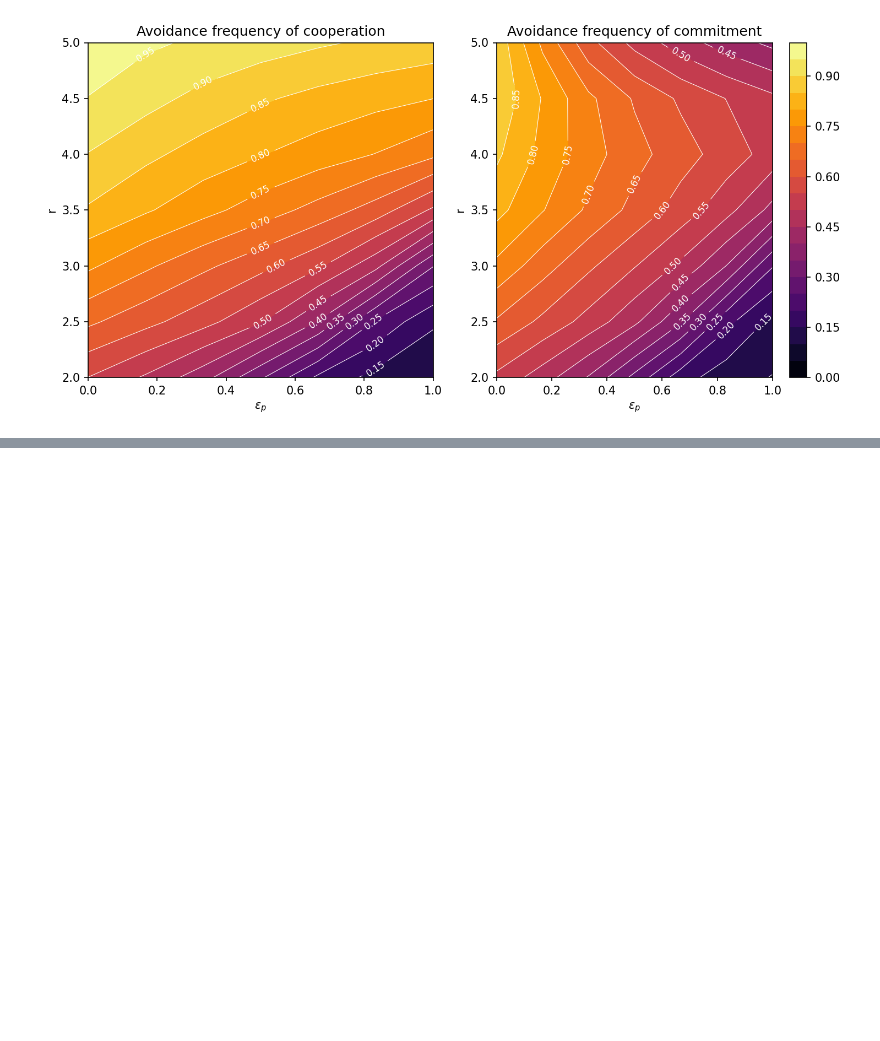
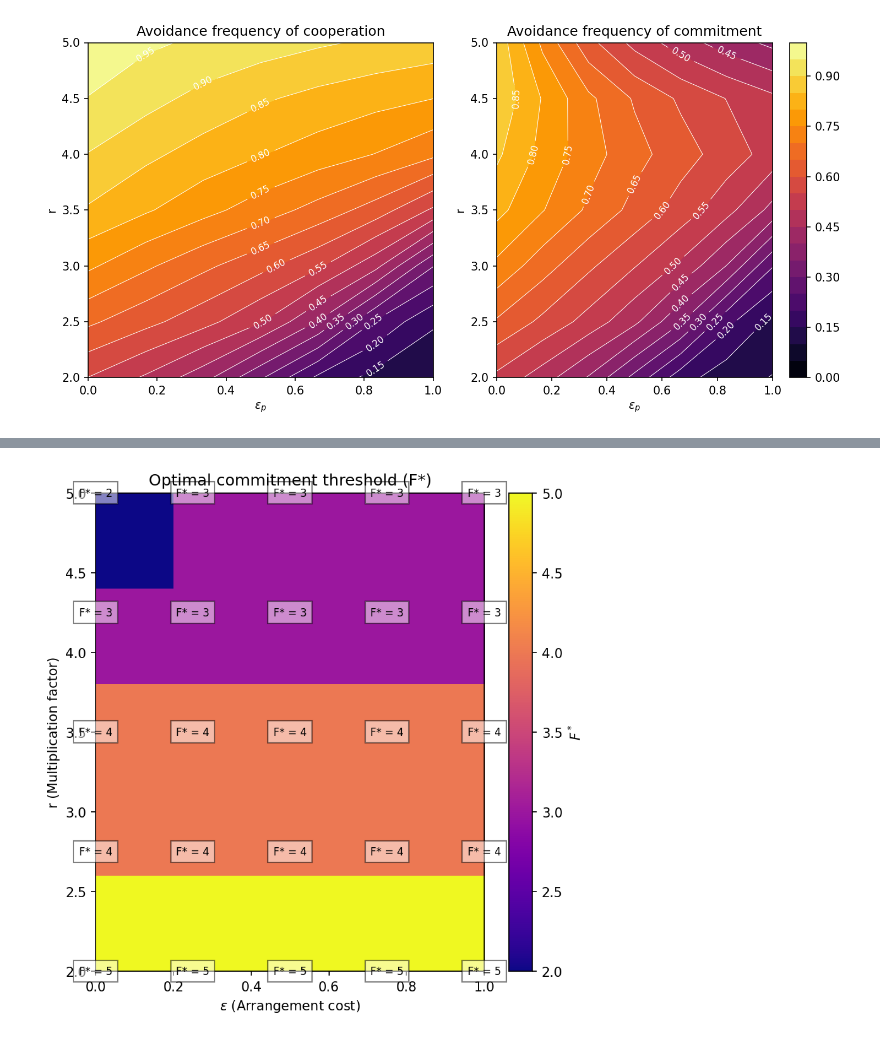
Before and after one commit to Teytey2002/Projet_Learning, a Jupyter notebook: Project.ipynb, the cells around one changed output, grey strips where cells are left out. Cells and saved outputs as stored; diff of their text form; code cells hidden in the pictures; blank space fills up the shorter version.

```diff
--- a/Project.ipynb
+++ b/Project.ipynb
@@ -242,0 +373,21 @@ plt.show()
+# %%
+nb_points = 5
+eps_values = np.linspace(0., 1., nb_points)
+r_values = np.linspace(2., 5., nb_points)
+
+optimal_F = np.zeros((nb_points, nb_points), dtype = float)
+
+for i, eps in enumerate(eps_values):
+    for j, r in enumerate(r_values):
+        game = PGGWithCommitment(group_size, c, r, eps, delta)
+        evolver = PairwiseComparison(Z, game)
+        transition_matrix,_ = evolver.calculate_transition_and_fixation_matrix_sml(beta)
+        stationary_distribution = calculate_stationary_distribution(transition_matrix.transpose())
+
+        optimal_F[i, j] = np.argmax(stationary_distribution[0:5]) + 1
+
+# Vérifier les valeurs calculées
+print("Matrice des moyennes F :")
+print(optimal_F)
+print("Min : ", np.min(optimal_F))
+print("Max : ", np.max(optimal_F))
@@ -242,0 +403,22 @@ plt.show()
+# %%
+# Tracer la figure
+plt.figure(figsize=(6, 6), dpi=150)
+
+# Graphique discrétisé (zones de couleurs pour F*)
+contour = plt.imshow(optimal_F.T, origin='lower', extent=[0, 1, 2, 5], aspect='auto', cmap='plasma')
+plt.colorbar(label=r"$F^*$")
+
+# Annotations pour chaque zone
+for i in range(nb_points):
+    for j in range(nb_points):
+        plt.text(eps_values[i], r_values[j], f"F* = {int(optimal_F[i, j])}",
+                 color='black', ha='center', va='center', fontsize=8, bbox=dict(facecolor='white', alpha=0.5))
+
+# Axes et labels
+plt.xlabel(r'$\epsilon$ (Arrangement cost)')
+plt.ylabel('r (Multiplication factor)')
+plt.title("Optimal commitment threshold (F*)")
+plt.tight_layout()
+plt.show()
+# %% [output]
+[figure, added]
```
Also changed, not shown: parts of 17 cells of this notebook.
